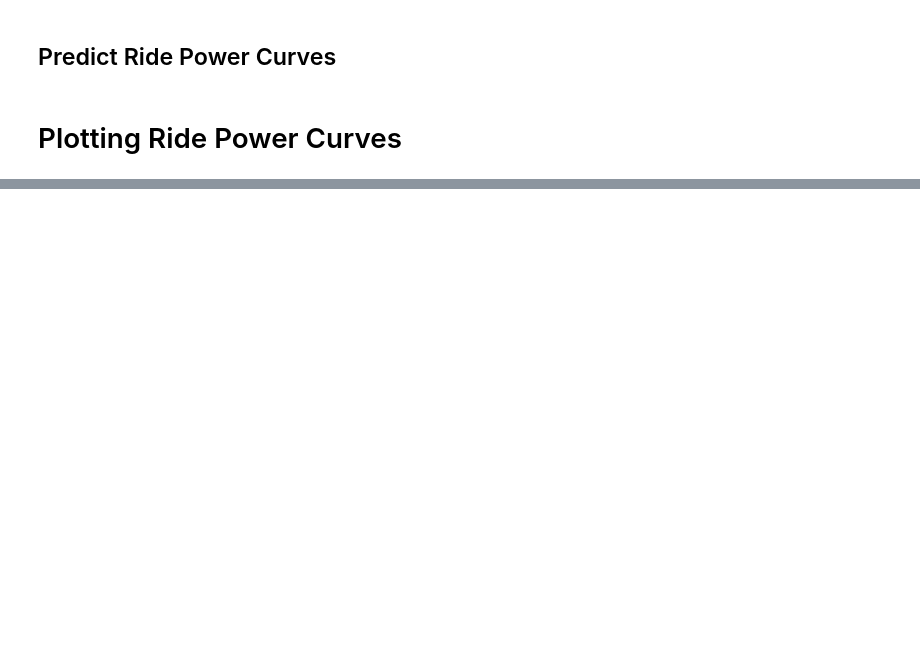
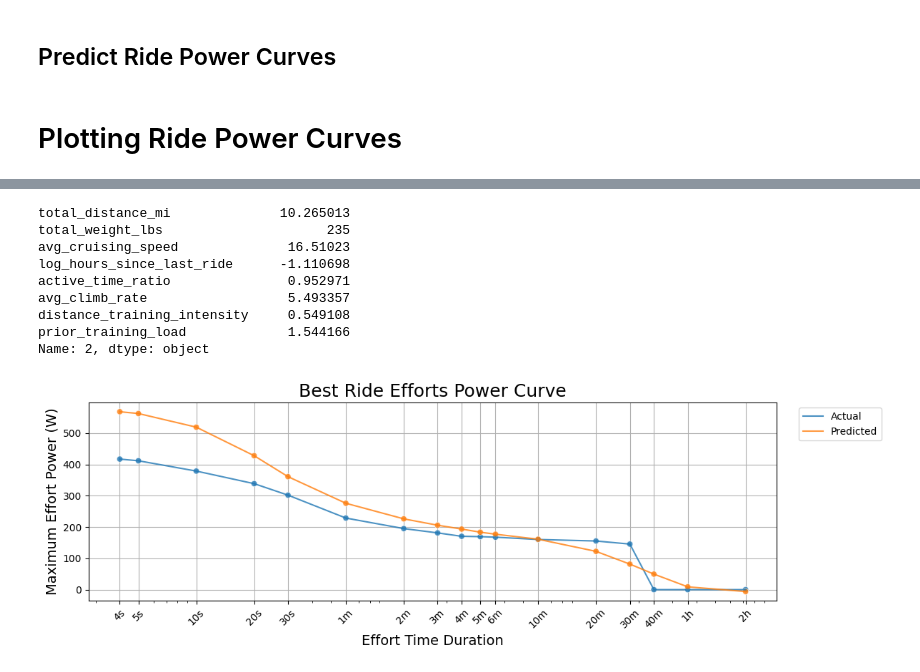
Before and after one commit to ericbauer55/bike-fitness-tracking, a Jupyter notebook: notebooks/4_Evaluation/1_error_contextualization.ipynb, the cells around one changed output, grey strips where cells are left out. Cells and saved outputs as stored; diff of their text form; code cells hidden in the pictures; blank space fills up the shorter version.

```diff
--- a/notebooks/4_Evaluation/1_error_contextualization.ipynb
+++ b/notebooks/4_Evaluation/1_error_contextualization.ipynb
@@ -185,0 +194,15 @@ plot_summary_power_curves(df_compare3, show_best_cyclist_curve=False, show_ride_
+# %%
+INDEX_K = 2
+df_compare = generate_kth_ride_comparison(df_test, df_test_prepped, INDEX_K, feature_cols, target_cols, model_RC)
+plot_summary_power_curves(df_compare, show_best_cyclist_curve=False, show_ride_id_labels=True)
+# %% [output]
+total_distance_mi              10.265013
+total_weight_lbs                     235
+avg_cruising_speed              16.51023
+log_hours_since_last_ride      -1.110698
+active_time_ratio               0.952971
+avg_climb_rate                  5.493357
+distance_training_intensity     0.549108
+prior_training_load             1.544166
+Name: 2, dtype: object
+[figure, added]
```
Also changed, not shown: parts of 12 cells of this notebook.
